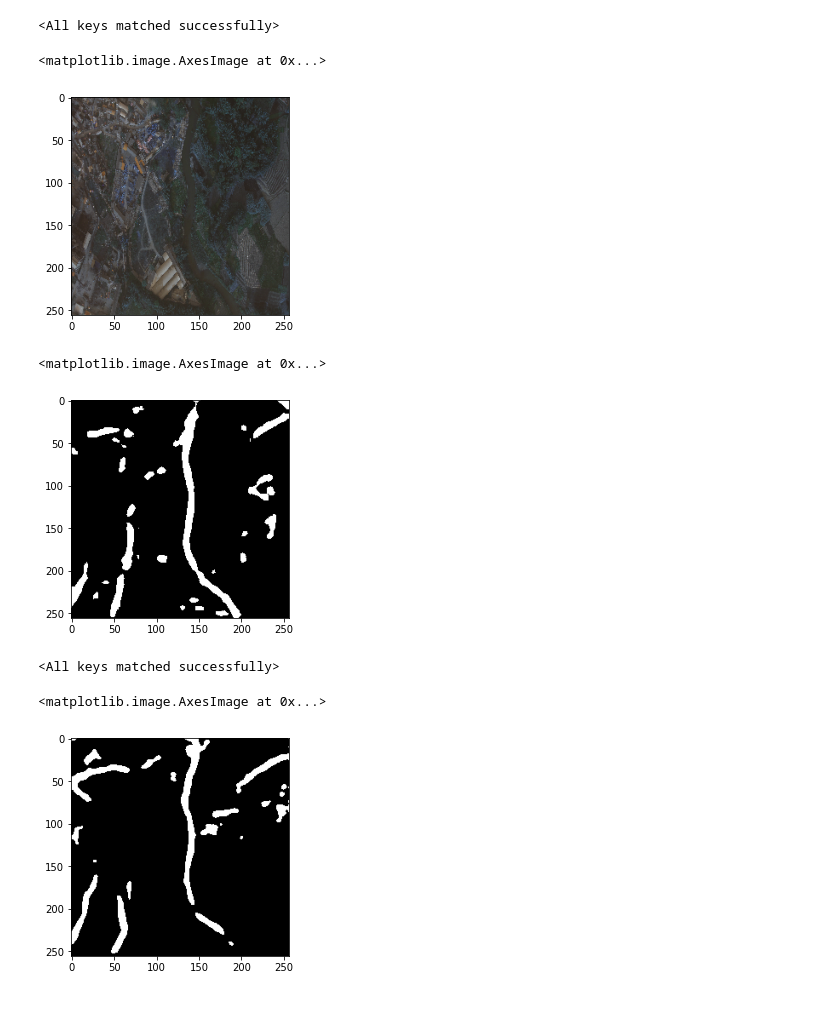
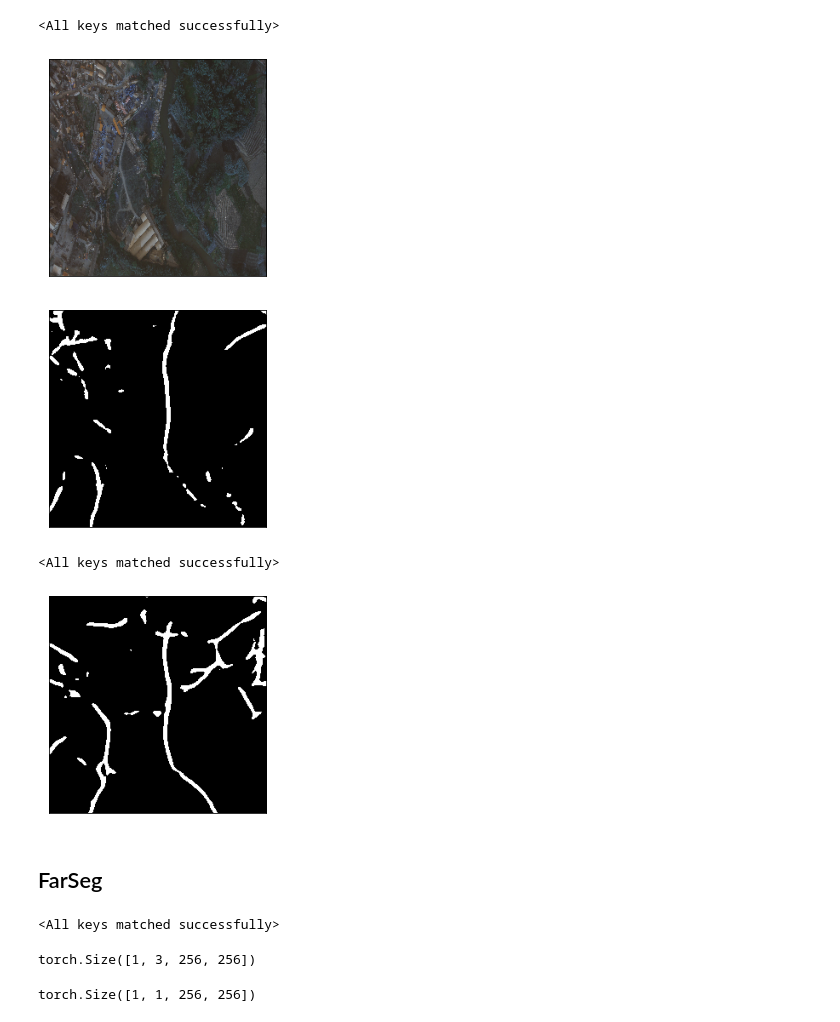
Before and after one commit to Ryanna-github/road-extraction, a Jupyter notebook: 2021-03-07_gf_newdata.ipynb, the cells around one changed output. Drawn from its saved outputs; the diff is of its cells as text; code cells hidden in the pictures.

```diff
--- a/2021-03-07_gf_newdata.ipynb
+++ b/2021-03-07_gf_newdata.ipynb
@@ -15,3 +17,7 @@ import model
+# %%
+def plt_improve(p):
+    p.xticks([])
+    p.yticks([])
 # %%
 img_path = '/home/renyan/ossdata/gf-yunnan/IMG_0035.JPG'
 # %%
@@ -32,27 +38,41 @@ net.load_state_dict(torch.load('checkpoints/v2_linknet34_epoch20.pth'))
 <All keys matched successfully>
 # %%
 plt.imshow(img_part.permute(1, 2, 0))
+plt_improve(plt)
+plt.savefig(FIG_SAVE_PATH + 'img_gf_1.png', bbox_inches='tight')
 # %% [output]
-<matplotlib.image.AxesImage at 0x...>
-[figure, old version]
+[figure, new version]
 # %%
 pred = net(img_part.unsqueeze(dim=0).to(device))
 pred = (torch.sigmoid(pred).squeeze(0) > 0.51).type(torch.float32)
 pred1 = torch.cat([pred]*3).permute(1, 2, 0)
 plt.imshow(pred1.cpu())
+plt_improve(plt)
 # %% [output]
-<matplotlib.image.AxesImage at 0x...>
-[figure, old version]
+[figure, new version]
 # %%
-net = model.DLinkNet34().to(device)
-net.load_state_dict(torch.load('checkpoints/dlinknet34_lr_test_epoch2.pth'))
+net = DLinkNet34.DLinkNet34().to(device)
+net.load_state_dict(torch.load('checkpoints/v2_dlinknet34_re_epoch20.pth'))
 # %% [output]
 <All keys matched successfully>
 # %%
 pred = net(img_part.unsqueeze(dim=0).to(device))
 pred = (torch.sigmoid(pred).squeeze(0) > 0.51).type(torch.float32)
 pred2 = torch.cat([pred]*3).permute(1, 2, 0)
 plt.imshow(pred2.cpu())
+plt_improve(plt)
 # %% [output]
-<matplotlib.image.AxesImage at 0x...>
-[figure, old version]
+[figure, new version]
+# %% [markdown]
+## FarSeg
+# %%
+device = torch.device("cuda" if torch.cuda.is_available() else "cpu")
+net = FarSegNet.FarSegNet().to(device)
+net.eval()
+net.load_state_dict(torch.load('checkpoints/' + 'v2_farseg_epoch100.pth'))
+# %% [output]
+<All keys matched successfully>
+# %%
+img_part.unsqueeze(dim=0).to(device).shape
+# %% [output]
+torch.Size([1, 3, 256, 256])
@@ -58,0 +81,5 @@ plt.imshow(pred2.cpu())
+# %%
+pred = (probs > 0.08).float()
+pred.shape
+# %% [output]
+torch.Size([1, 1, 256, 256])
```
Also changed, not shown: parts of 10 cells of this notebook, 26 other files.
